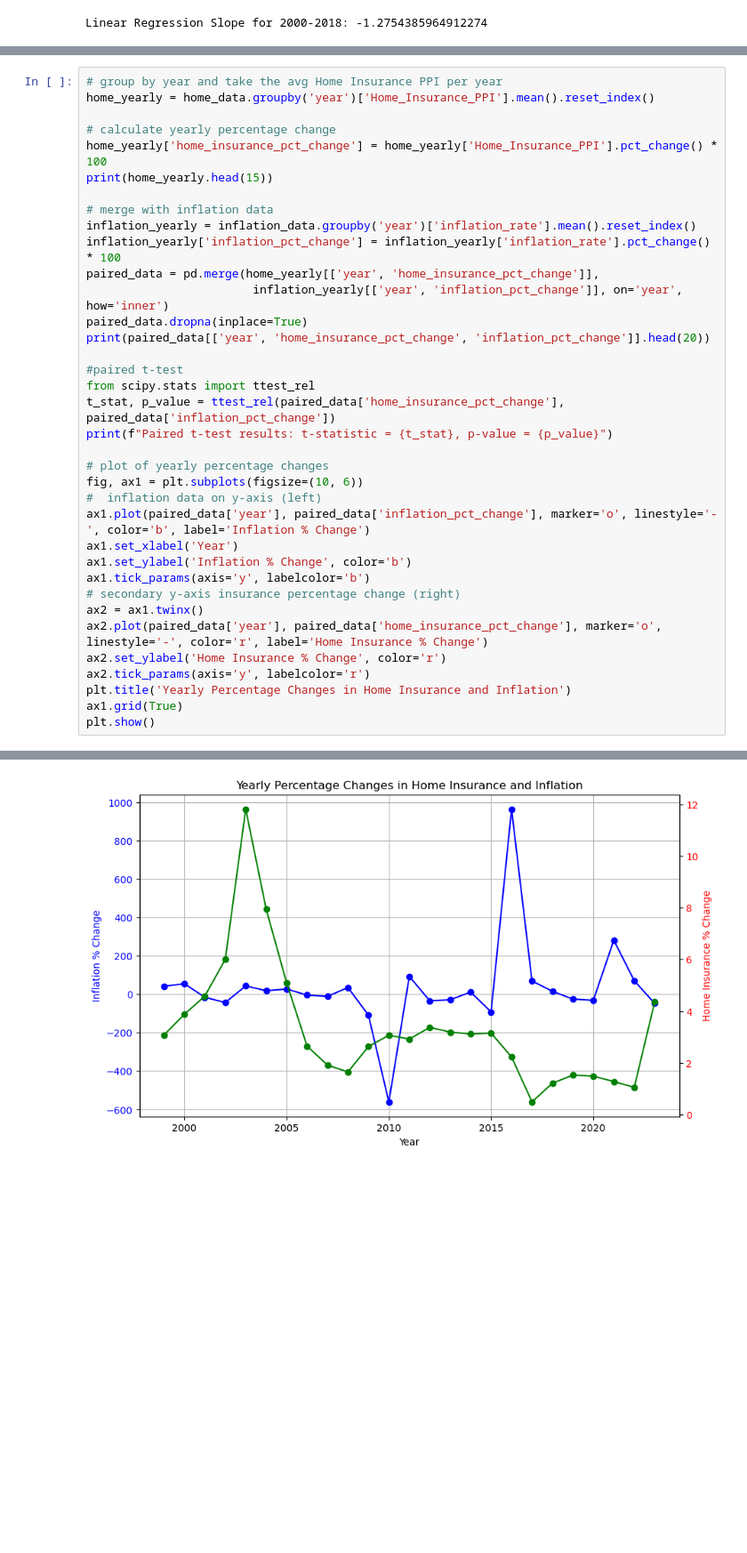
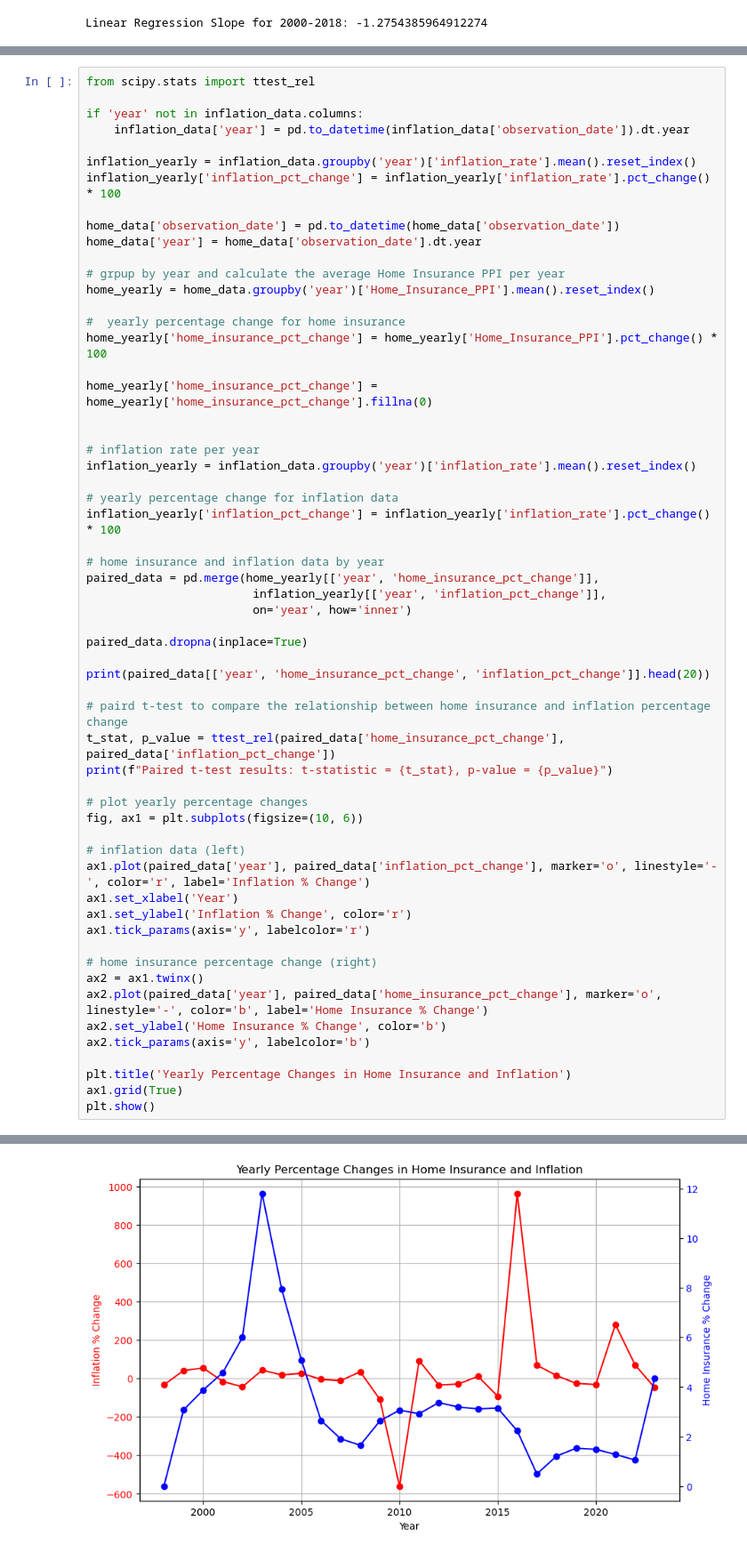
Before and after one commit to smille202/capstone, a Jupyter notebook: work/working_code.ipynb, the cells around one changed output, grey strips where cells are left out. Shown at 89% size. Cells and saved outputs as stored; diff of their text form; blank space fills up the shorter version.

```diff
--- a/work/working_code.ipynb
+++ b/work/working_code.ipynb
@@ -545,36 +549,58 @@ Hypothesis Test
 # %%
-# group by year and take the avg Home Insurance PPI per year
+from scipy.stats import ttest_rel
+
+if 'year' not in inflation_data.columns:
+    inflation_data['year'] = pd.to_datetime(inflation_data['observation_date']).dt.year
+
+inflation_yearly = inflation_data.groupby('year')['inflation_rate'].mean().reset_index()
+inflation_yearly['inflation_pct_change'] = inflation_yearly['inflation_rate'].pct_change() * 100
+
+home_data['observation_date'] = pd.to_datetime(home_data['observation_date'])
+home_data['year'] = home_data['observation_date'].dt.year
+
+# grpup by year and calculate the average Home Insurance PPI per year
 home_yearly = home_data.groupby('year')['Home_Insurance_PPI'].mean().reset_index()
 
-# calculate yearly percentage change
+#  yearly percentage change for home insurance
 home_yearly['home_insurance_pct_change'] = home_yearly['Home_Insurance_PPI'].pct_change() * 100
-print(home_yearly.head(15))
 
-# merge with inflation data
+home_yearly['home_insurance_pct_change'] = home_yearly['home_insurance_pct_change'].fillna(0)
+
+
+# inflation rate per year
 inflation_yearly = inflation_data.groupby('year')['inflation_rate'].mean().reset_index()
+
+# yearly percentage change for inflation data
 inflation_yearly['inflation_pct_change'] = inflation_yearly['inflation_rate'].pct_change() * 100
+
+# home insurance and inflation data by year
 paired_data = pd.merge(home_yearly[['year', 'home_insurance_pct_change']],
-                        inflation_yearly[['year', 'inflation_pct_change']], on='year', how='inner')
+                        inflation_yearly[['year', 'inflation_pct_change']],
+                        on='year', how='inner')
+
 paired_data.dropna(inplace=True)
+
 print(paired_data[['year', 'home_insurance_pct_change', 'inflation_pct_change']].head(20))
 
-#paired t-test
-from scipy.stats import ttest_rel
+# paird t-test to compare the relationship between home insurance and inflation percentage change
 t_stat, p_value = ttest_rel(paired_data['home_insurance_pct_change'], paired_data['inflation_pct_change'])
 print(f"Paired t-test results: t-statistic = {t_stat}, p-value = {p_value}")
 
-# plot of yearly percentage changes
+# plot yearly percentage changes
 fig, ax1 = plt.subplots(figsize=(10, 6))
-#  inflation data on y-axis (left)
-ax1.plot(paired_data['year'], paired_data['inflation_pct_change'], marker='o', linestyle='-', color='b', label='Inflation % Change')
+
+# inflation data (left)
+ax1.plot(paired_data['year'], paired_data['inflation_pct_change'], marker='o', linestyle='-', color='r', label='Inflation % Change')
 ax1.set_xlabel('Year')
-ax1.set_ylabel('Inflation % Change', color='b')
-ax1.tick_params(axis='y', labelcolor='b')
-# secondary y-axis insurance percentage change (right)
+ax1.set_ylabel('Inflation % Change', color='r')
+ax1.tick_params(axis='y', labelcolor='r')
+
+# home insurance percentage change (right)
 ax2 = ax1.twinx()
-ax2.plot(paired_data['year'], paired_data['home_insurance_pct_change'], marker='o', linestyle='-', color='r', label='Home Insurance % Change')
-ax2.set_ylabel('Home Insurance % Change', color='r')
-ax2.tick_params(axis='y', labelcolor='r')
+ax2.plot(paired_data['year'], paired_data['home_insurance_pct_change'], marker='o', linestyle='-', color='b', label='Home Insurance % Change')
+ax2.set_ylabel('Home Insurance % Change', color='b')
+ax2.tick_params(axis='y', labelcolor='b')
+
 plt.title('Yearly Percentage Changes in Home Insurance and Inflation')
 ax1.grid(True)
 plt.show()
@@ -599,4 +625,4 @@ Paired t-test results: t-statistic = -0.5252772083098176, p-value = 0.6042099493
-[figure, old version]
+[figure, new version]
 # %% [markdown]
 Results:
 
```
Also changed, not shown: parts of 10 cells of this notebook.
